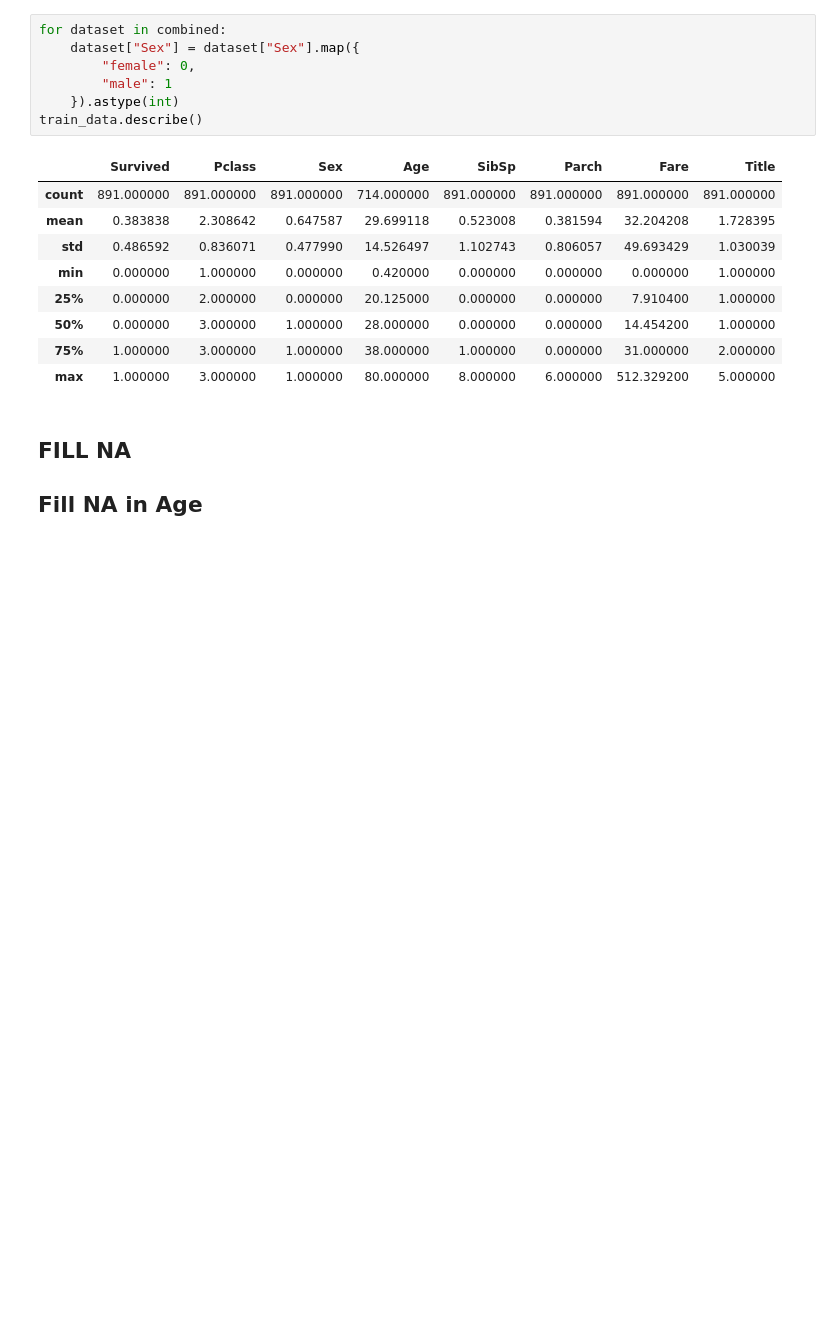
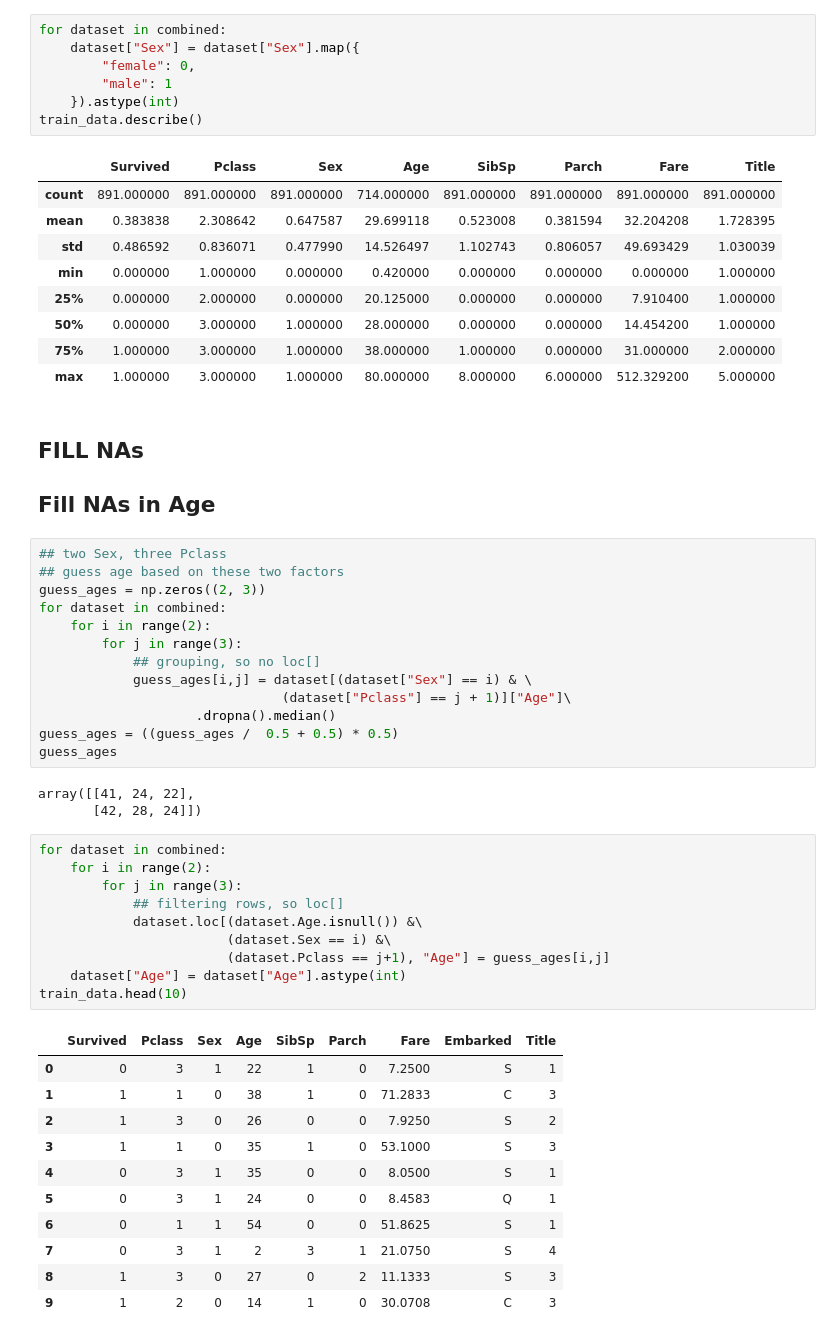
Before and after one commit to gli81/kaggle, a Jupyter notebook: Titanic-Machine-Learning-from-Disaster/titanic.ipynb, the cells around one changed output. Drawn from its saved outputs; the diff is of its cells as text; blank space fills up the shorter version.

```diff
--- a/Titanic-Machine-Learning-from-Disaster/titanic.ipynb
+++ b/Titanic-Machine-Learning-from-Disaster/titanic.ipynb
@@ -319,6 +319,44 @@ train_data.describe()
 | 75% | 1.000000 | 3.000000 | 1.000000 | 38.000000 | 1.000000 | 0.000000 | 31.000000 | 2.000000 |
 | max | 1.000000 | 3.000000 | 1.000000 | 80.000000 | 8.000000 | 6.000000 | 512.329200 | 5.000000 |
 # %% [markdown]
-## FILL NA
+## FILL NAs
 
-## Fill NA in Age
+## Fill NAs in Age
+# %%
+## two Sex, three Pclass
+## guess age based on these two factors
+guess_ages = np.zeros((2, 3))
+for dataset in combined:
+    for i in range(2):
+        for j in range(3):
+            ## grouping, so no loc[]
+            guess_ages[i,j] = dataset[(dataset["Sex"] == i) & \
+                               (dataset["Pclass"] == j + 1)]["Age"]\
+                    .dropna().median()
+guess_ages = ((guess_ages /  0.5 + 0.5) * 0.5)
+guess_ages
+# %% [output]
+array([[41, 24, 22],
+       [42, 28, 24]])
+# %%
+for dataset in combined:
+    for i in range(2):
+        for j in range(3):
+            ## filtering rows, so loc[]
+            dataset.loc[(dataset.Age.isnull()) &\
+                        (dataset.Sex == i) &\
+                        (dataset.Pclass == j+1), "Age"] = guess_ages[i,j]
+    dataset["Age"] = dataset["Age"].astype(int)
+train_data.head(10)
+# %% [output]
+|  | Survived | Pclass | Sex | Age | SibSp | Parch | Fare | Embarked | Title |
+| 0 | 0 | 3 | 1 | 22 | 1 | 0 | 7.2500 | S | 1 |
+| 1 | 1 | 1 | 0 | 38 | 1 | 0 | 71.2833 | C | 3 |
+| 2 | 1 | 3 | 0 | 26 | 0 | 0 | 7.9250 | S | 2 |
+| 3 | 1 | 1 | 0 | 35 | 1 | 0 | 53.1000 | S | 3 |
+| 4 | 0 | 3 | 1 | 35 | 0 | 0 | 8.0500 | S | 1 |
+| 5 | 0 | 3 | 1 | 24 | 0 | 0 | 8.4583 | Q | 1 |
+| 6 | 0 | 1 | 1 | 54 | 0 | 0 | 51.8625 | S | 1 |
+| 7 | 0 | 3 | 1 | 2 | 3 | 1 | 21.0750 | S | 4 |
+| 8 | 1 | 3 | 0 | 27 | 0 | 2 | 11.1333 | S | 3 |
+| 9 | 1 | 2 | 0 | 14 | 1 | 0 | 30.0708 | C | 3 |
```
